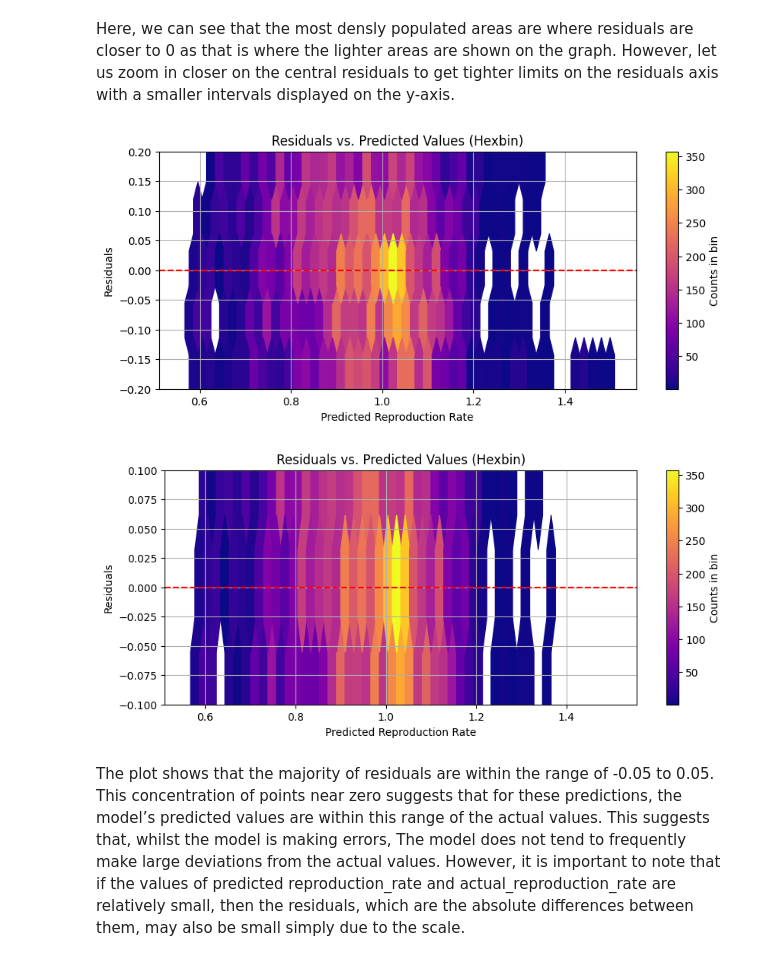
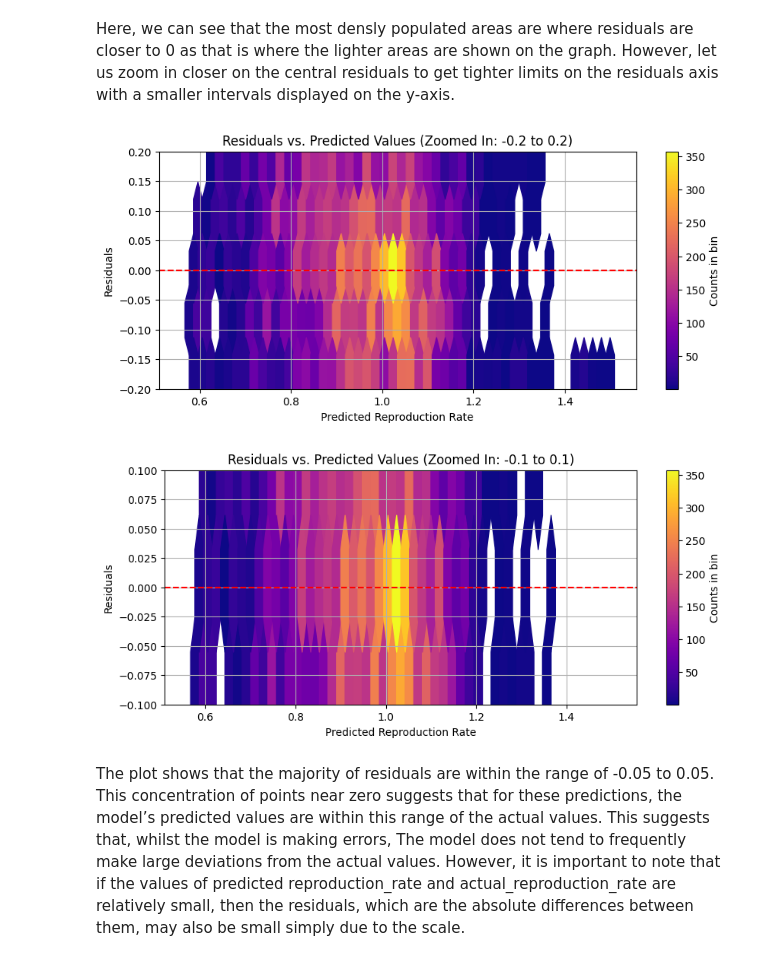
Before and after one commit to markmilner21/Assessment-1-Supervised-Prediction, a Jupyter notebook: Report/03-Baseline_model.ipynb, the cells around one changed output. Saved outputs shown, nothing was run; the diff lists cells and outputs as text; code cells hidden in the pictures.

```diff
--- a/Report/03-Baseline_model.ipynb
+++ b/Report/03-Baseline_model.ipynb
@@ -178,7 +213,6 @@ plt.show()
 This plot shows similar information to the previous plot however now we are directly plotting the residual values of the baseline model. Since we have a large number of data points, it is difficult to see how densly populated the residuals are around the line y = 0. We can use the hexbin function in the matplot library to overlay a heatmap on the residuals plot which allows us to see where the data points are more densely populated.
 # %%
 # Calculate residuals
-residuals = y_test - y_pred
 
 # Create a hexbin plot with a different color scheme
 plt.figure(figsize=(10, 6))
@@ -197,37 +231,29 @@ Here, we can see that the most densly populated areas are where residuals are cl
 # %%
 import matplotlib.pyplot as plt
 
-# Create a hexbin plot with a different color scheme
-plt.figure(figsize=(10, 4))  # Size adjustment
-plt.hexbin(y_pred, residuals, gridsize=50, cmap='plasma', mincnt=1)  # Use 'plasma' color map
-plt.colorbar(label='Counts in bin')  # Show color bar
-plt.axhline(0, color='red', linestyle='--')  # Line at 0
-plt.title('Residuals vs. Predicted Values (Hexbin)')
-plt.xlabel('Predicted Reproduction Rate')
-plt.ylabel('Residuals')
+# Create a hexbin plot for residuals vs. predicted values
+def plot_hexbin(y_pred, residuals, ylim_lower, ylim_upper, title_suffix=''):
+    plt.figure(figsize=(10, 4))  # Size adjustment
+    plt.hexbin(y_pred, residuals, gridsize=50, cmap='plasma', mincnt=1)  # Use 'plasma' color map
+    plt.colorbar(label='Counts in bin')  # Show color bar
+    plt.axhline(0, color='red', linestyle='--')  # Line at 0
+    plt.title(f'Residuals vs. Predicted Values {title_suffix}')
+    plt.xlabel('Predicted Reproduction Rate')
+    plt.ylabel('Residuals')
 
-# Set tighter limits for y-axis to focus on smaller residuals
-plt.ylim(-0.2, 0.2)  # Adjust the limits for more zoom
-plt.grid()
-plt.show()
+    # Set tighter limits for y-axis to focus on smaller residuals
+    plt.ylim(ylim_lower, ylim_upper)  # Adjust the limits for more zoom
+    plt.grid()
+    plt.show()
 
+# First plot with y-limits of -0.2 to 0.2
+plot_hexbin(y_pred, residuals, ylim_lower=-0.2, ylim_upper=0.2, title_suffix='(Zoomed In: -0.2 to 0.2)')
 
-# Create a hexbin plot with a different color scheme
-plt.figure(figsize=(10, 4))  # Size adjustment
-plt.hexbin(y_pred, residuals, gridsize=50, cmap='plasma', mincnt=1)  # Use 'plasma' color map
-plt.colorbar(label='Counts in bin')  # Show color bar
-plt.axhline(0, color='red', linestyle='--')  # Line at 0
-plt.title('Residuals vs. Predicted Values (Hexbin)')
-plt.xlabel('Predicted Reproduction Rate')
-plt.ylabel('Residuals')
-
-# Set tighter limits for y-axis to focus on smaller residuals
-plt.ylim(-0.1, 0.1)  # Adjust the limits for more zoom
-plt.grid()
-plt.show()
+# Second plot with y-limits of -0.1 to 0.1
+plot_hexbin(y_pred, residuals, ylim_lower=-0.1, ylim_upper=0.1, title_suffix='(Zoomed In: -0.1 to 0.1)')
 # %% [output]
-[figure, old version]
+[figure, new version]
-[figure, old version]
+[figure, new version]
 # %% [markdown]
 The plot shows that the majority of residuals are within the range of -0.05 to 0.05. This concentration of points near zero suggests that for these predictions, the model’s predicted values are within this range of the actual values. This suggests that, whilst the model is making errors, The model does not tend to frequently make large deviations from the actual values. However, it is important to note that if the values of
 predicted reproduction_rate and actual_reproduction_rate are relatively small, then the residuals, which are the absolute differences between them, may also be small simply due to the scale.
```
Also changed, not shown: parts of 15 cells of this notebook, 1 other file.
